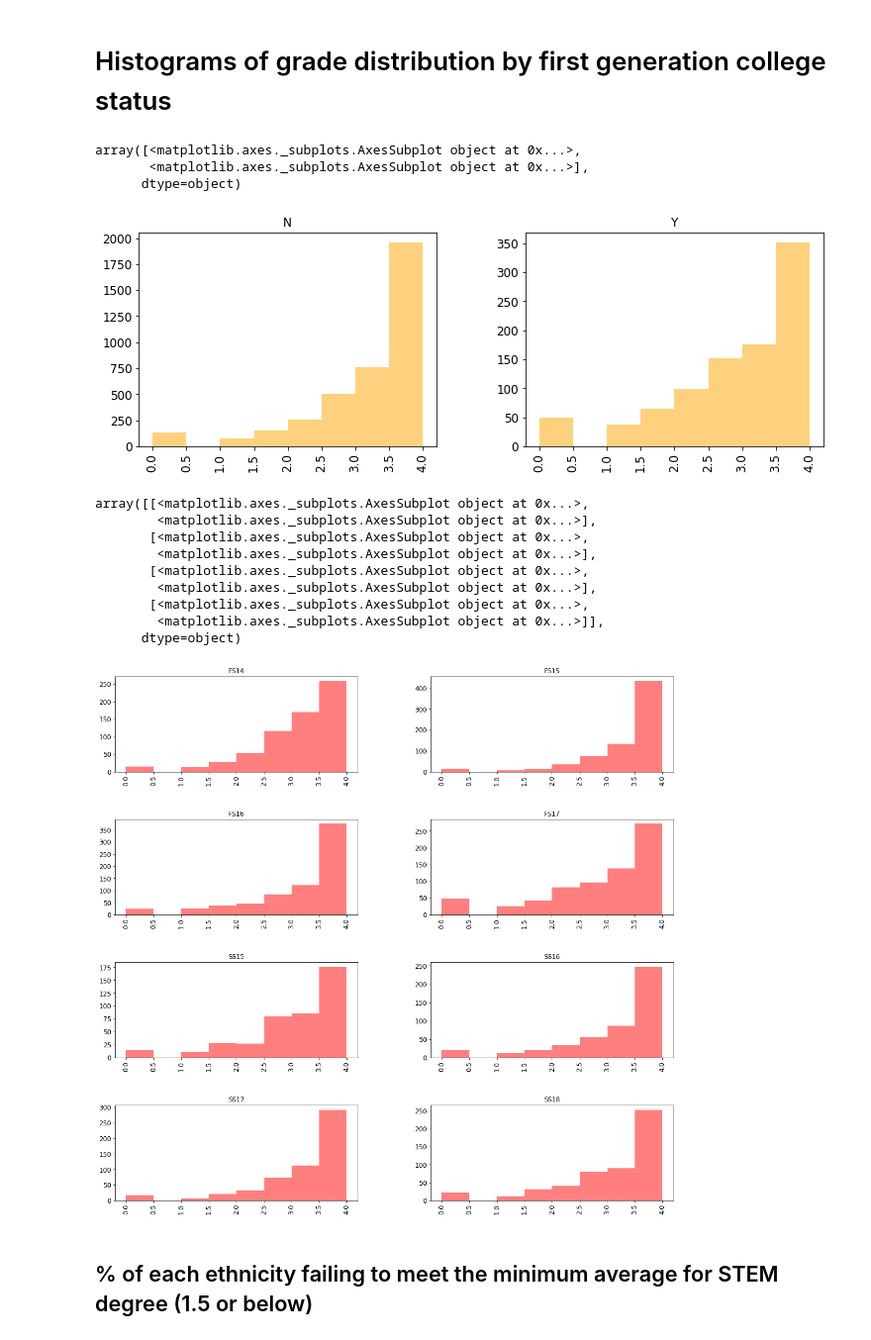
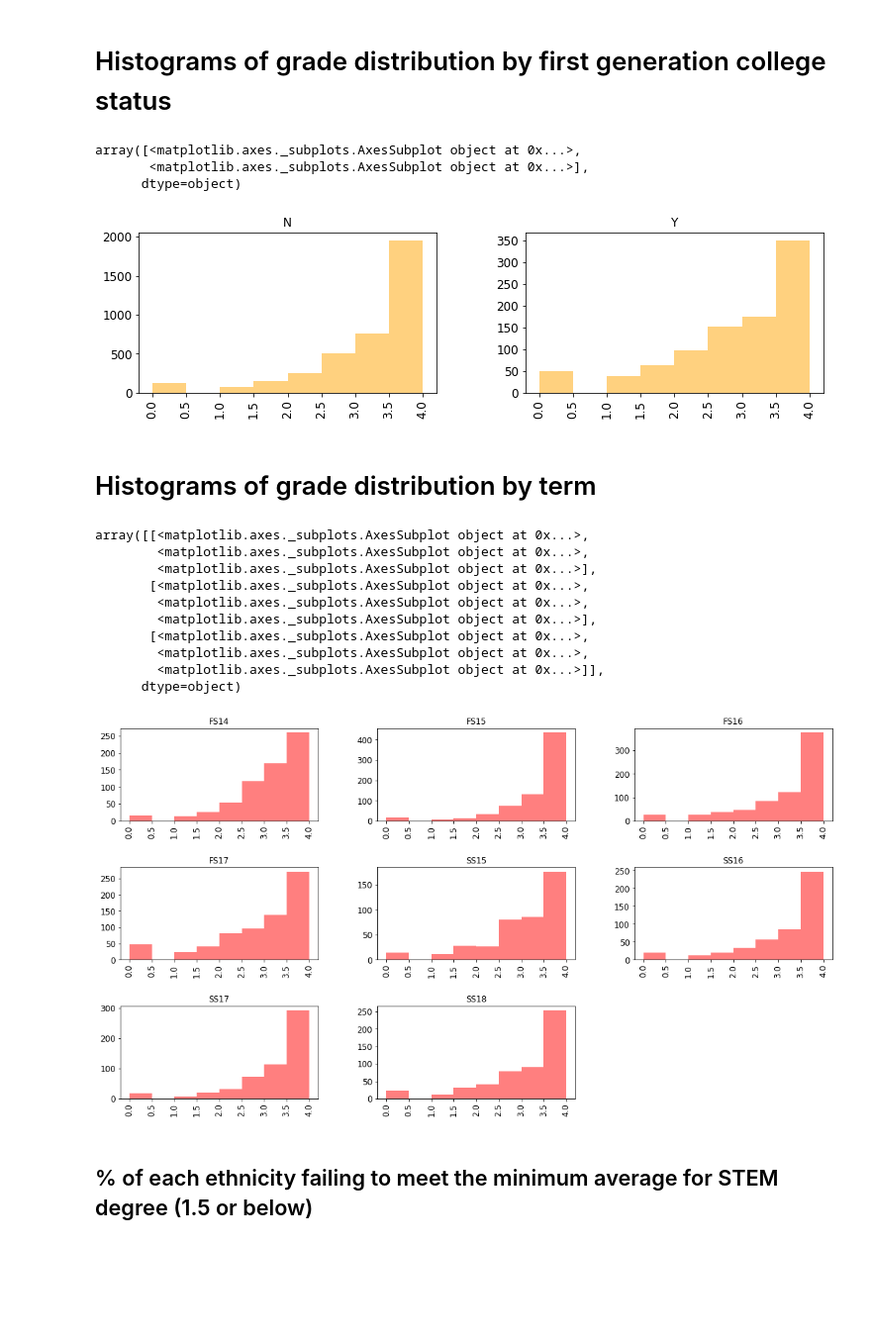
Before and after one commit to anair3007/gradeComparison, a Jupyter notebook: gradeComparison.ipynb, the cells around one changed output. Shown at 99% size. Drawn from its saved outputs; the diff is of its cells as text; code cells hidden in the pictures; blank space fills up the shorter version.

```diff
--- a/gradeComparison.ipynb
+++ b/gradeComparison.ipynb
@@ -214,30 +214,33 @@ array([<matplotlib.axes._subplots.AxesSubplot object at 0x...>,
 # Histograms of grade distribution by first generation college status
 # %%
 receivedGrade.hist(by='First Gen', column='final grade',
-                   figsize=(12,4), xrot=90, xlabelsize=12,
+                   figsize=(12,3), xrot=90, xlabelsize=12,
                    ylabelsize=12, layout=(1,2), bins=(0,0.5,1.0,1.5,2.0,2.5,3.0,3.5,4.0),
                    color=('orange'), alpha=0.5)
 # %% [output]
 array([<matplotlib.axes._subplots.AxesSubplot object at 0x...>,
        <matplotlib.axes._subplots.AxesSubplot object at 0x...>],
       dtype=object)
-[figure, old version]
+[figure, new version]
+# %% [markdown]
+# Histograms of grade distribution by term
 # %%
 receivedGrade.hist(by='PHY 183 term', column='final grade',
-                   figsize=(18,18), xrot=90, xlabelsize=12,
-                   ylabelsize=12, layout=(4,2), bins=(0,0.5,1.0,1.5,2.0,2.5,3.0,3.5,4.0),
+                   figsize=(18,10), xrot=90, xlabelsize=12,
+                   ylabelsize=12, layout=(3,3), bins=(0,0.5,1.0,1.5,2.0,2.5,3.0,3.5,4.0),
                    color=('red'), alpha=0.5)
 # %% [output]
 array([[<matplotlib.axes._subplots.AxesSubplot object at 0x...>,
+        <matplotlib.axes._subplots.AxesSubplot object at 0x...>,
         <matplotlib.axes._subplots.AxesSubplot object at 0x...>],
        [<matplotlib.axes._subplots.AxesSubplot object at 0x...>,
+        <matplotlib.axes._subplots.AxesSubplot object at 0x...>,
         <matplotlib.axes._subplots.AxesSubplot object at 0x...>],
        [<matplotlib.axes._subplots.AxesSubplot object at 0x...>,
-        <matplotlib.axes._subplots.AxesSubplot object at 0x...>],
-       [<matplotlib.axes._subplots.AxesSubplot object at 0x...>,
+        <matplotlib.axes._subplots.AxesSubplot object at 0x...>,
         <matplotlib.axes._subplots.AxesSubplot object at 0x...>]],
       dtype=object)
-[figure, old version]
+[figure, new version]
 # %% [markdown]
 ## % of each ethnicity failing to meet the minimum average for STEM degree (1.5 or below)
 # %%
```
Also changed, not shown: parts of 1 cell of this notebook.
